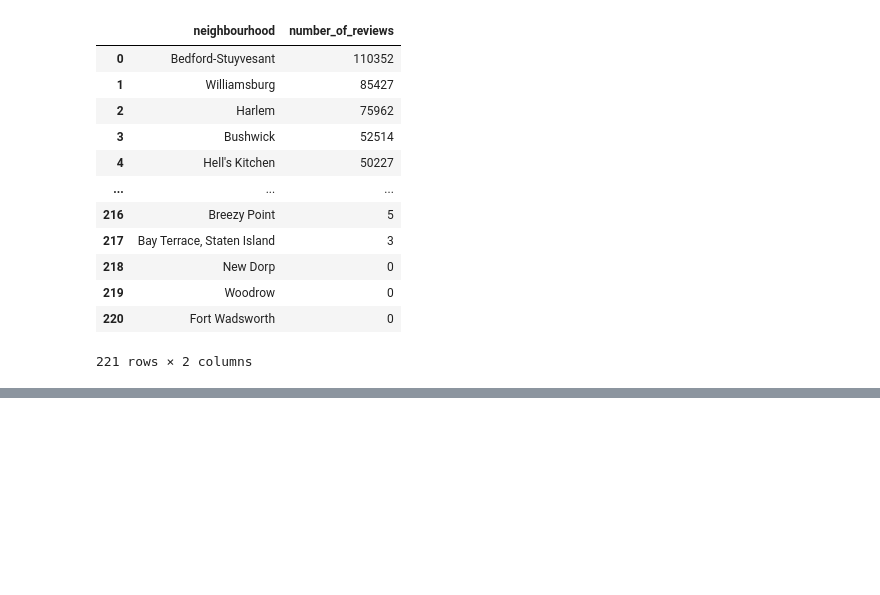
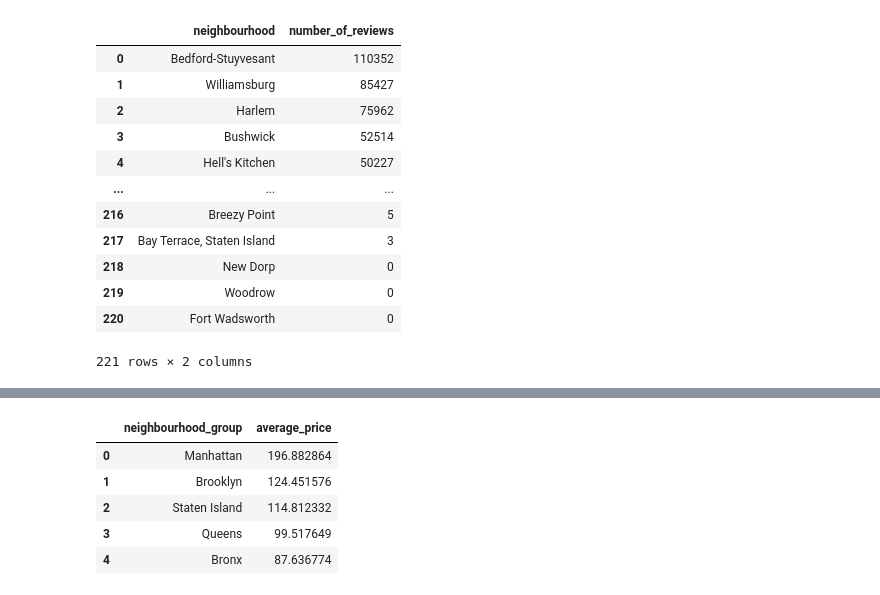
Before and after one commit to Manishasolanki27/AirBnbbooking-EDA, a Jupyter notebook: Airbnb_EDA.ipynb, the cells around one changed output, grey strips where cells are left out. Cells and saved outputs as stored; diff of their text form; code cells hidden in the pictures; blank space fills up the shorter version.

```diff
--- a/Airbnb_EDA.ipynb
+++ b/Airbnb_EDA.ipynb
@@ -312,3 +312,15 @@ fig = px.bar(mostreviewed_neighbourhood.head(20), x='neighbourhood', y='number_o
 fig.show()
 # %% [output]
 [interactive output not drawn]
+# %%
+#average price and neighbourhood group relation
+avg_price_for_area=copy_df.groupby(['neighbourhood_group'])['price'].mean().sort_values(ascending=False).reset_index()
+avg_price_for_area.rename(columns = {'price':'average_price'}, inplace = True)
+avg_price_for_area
+# %% [output]
+|  | neighbourhood_group | average_price |
+| 0 | Manhattan | 196.882864 |
+| 1 | Brooklyn | 124.451576 |
+| 2 | Staten Island | 114.812332 |
+| 3 | Queens | 99.517649 |
+| 4 | Bronx | 87.636774 |
```
Also changed, not shown: parts of 4 cells of this notebook.
